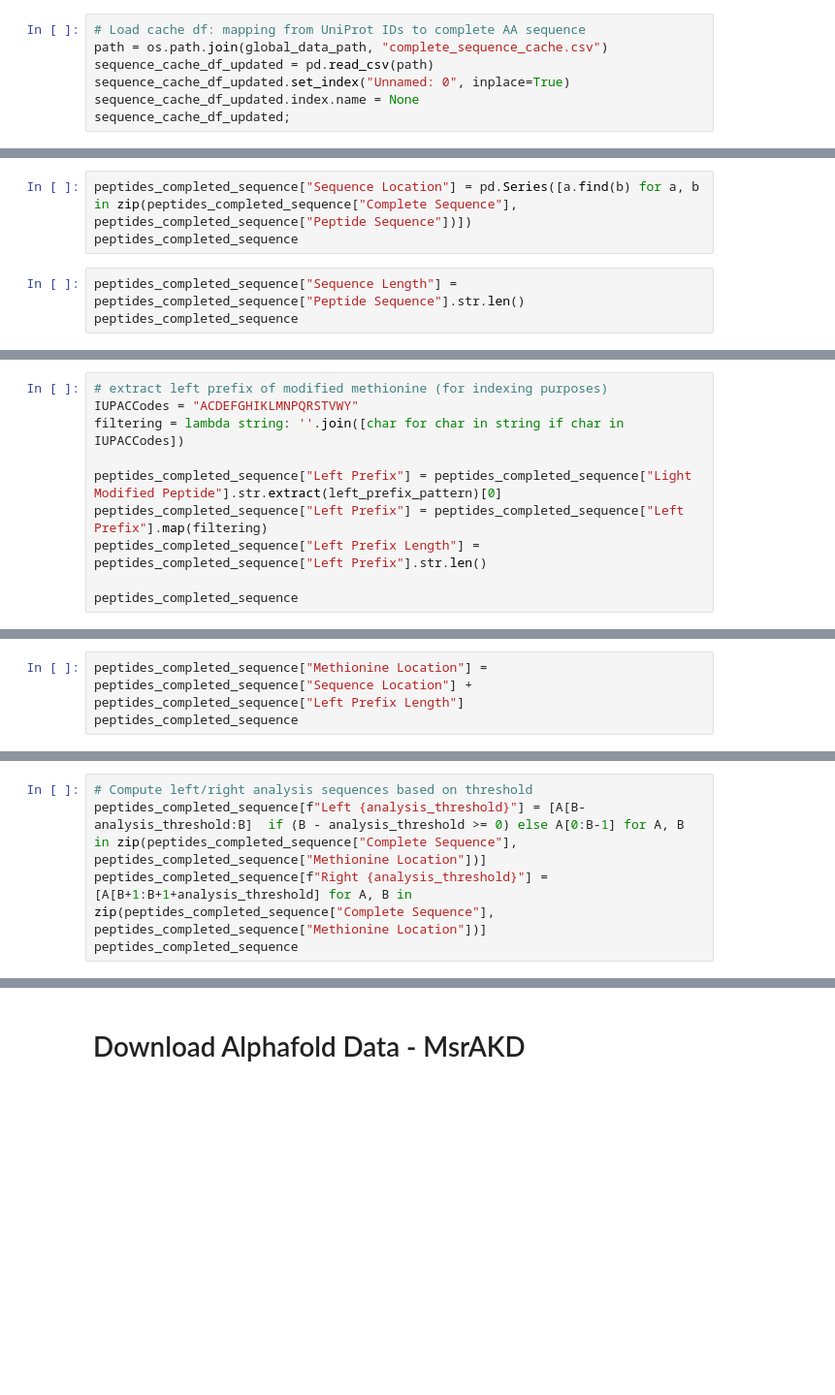
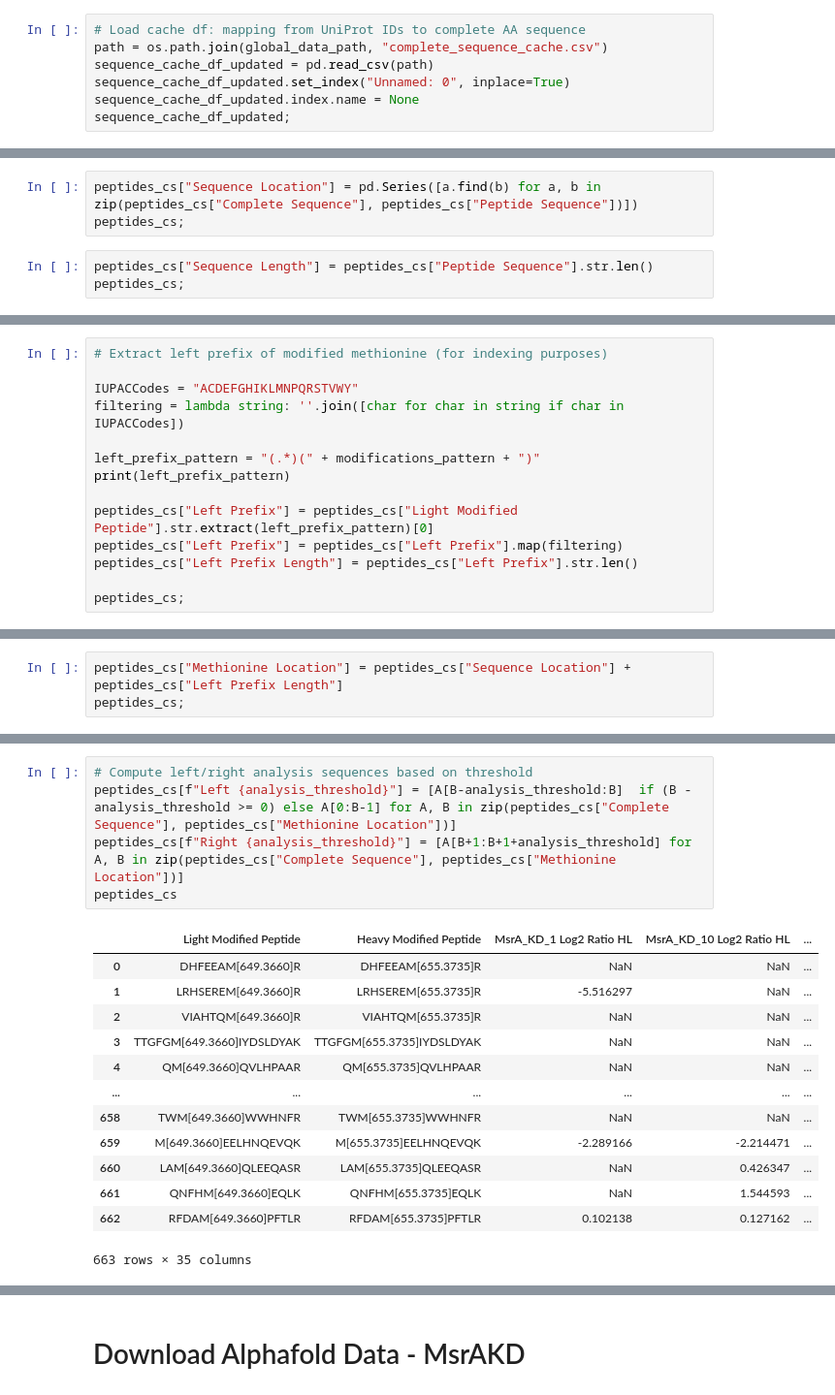
Before and after one commit to ritster/MetML, a Jupyter notebook: MsrKD/datagen-MsrKD.ipynb, the cells around one changed output, grey strips where cells are left out. Shown at 97% size. Drawn from its saved outputs; the diff is of its cells as text; blank space fills up the shorter version.

```diff
--- a/MsrKD/datagen-MsrKD.ipynb
+++ b/MsrKD/datagen-MsrKD.ipynb
@@ -139,7 +187,7 @@ peptides_completed_sequence
 # %%
-peptides_completed_sequence["Sequence Location"] = pd.Series([a.find(b) for a, b in zip(peptides_completed_sequence["Complete Sequence"], peptides_completed_sequence["Peptide Sequence"])])
-peptides_completed_sequence
+peptides_cs["Sequence Location"] = pd.Series([a.find(b) for a, b in zip(peptides_cs["Complete Sequence"], peptides_cs["Peptide Sequence"])])
+peptides_cs;
 # %%
-peptides_completed_sequence["Sequence Length"] = peptides_completed_sequence["Peptide Sequence"].str.len()
-peptides_completed_sequence
+peptides_cs["Sequence Length"] = peptides_cs["Peptide Sequence"].str.len()
+peptides_cs;
 # %%
@@ -153,10 +201,14 @@ print(left_prefix_pattern)
 # %%
-# extract left prefix of modified methionine (for indexing purposes)
+# Extract left prefix of modified methionine (for indexing purposes)
+
 IUPACCodes = "ACDEFGHIKLMNPQRSTVWY"
 filtering = lambda string: ''.join([char for char in string if char in IUPACCodes])
 
-peptides_completed_sequence["Left Prefix"] = peptides_completed_sequence["Light Modified Peptide"].str.extract(left_prefix_pattern)[0]
-peptides_completed_sequence["Left Prefix"] = peptides_completed_sequence["Left Prefix"].map(filtering)
-peptides_completed_sequence["Left Prefix Length"] = peptides_completed_sequence["Left Prefix"].str.len()
+left_prefix_pattern = "(.*)(" + modifications_pattern + ")"
+print(left_prefix_pattern)
 
-peptides_completed_sequence
+peptides_cs["Left Prefix"] = peptides_cs["Light Modified Peptide"].str.extract(left_prefix_pattern)[0]
+peptides_cs["Left Prefix"] = peptides_cs["Left Prefix"].map(filtering)
+peptides_cs["Left Prefix Length"] = peptides_cs["Left Prefix"].str.len()
+
+peptides_cs;
@@ -163,3 +217,3 @@ peptides_completed_sequence
 # %%
-peptides_completed_sequence["Methionine Location"] = peptides_completed_sequence["Sequence Location"] + peptides_completed_sequence["Left Prefix Length"]
-peptides_completed_sequence
+peptides_cs["Methionine Location"] = peptides_cs["Sequence Location"] + peptides_cs["Left Prefix Length"]
+peptides_cs;
@@ -166,5 +226,19 @@ peptides_completed_sequence
 # %%
 # Compute left/right analysis sequences based on threshold
-peptides_completed_sequence[f"Left {analysis_threshold}"] = [A[B-analysis_threshold:B]  if (B - analysis_threshold >= 0) else A[0:B-1] for A, B in zip(peptides_completed_sequence["Complete Sequence"], peptides_completed_sequence["Methionine Location"])]
-peptides_completed_sequence[f"Right {analysis_threshold}"] = [A[B+1:B+1+analysis_threshold] for A, B in zip(peptides_completed_sequence["Complete Sequence"], peptides_completed_sequence["Methionine Location"])]
-peptides_completed_sequence
+peptides_cs[f"Left {analysis_threshold}"] = [A[B-analysis_threshold:B]  if (B - analysis_threshold >= 0) else A[0:B-1] for A, B in zip(peptides_cs["Complete Sequence"], peptides_cs["Methionine Location"])]
+peptides_cs[f"Right {analysis_threshold}"] = [A[B+1:B+1+analysis_threshold] for A, B in zip(peptides_cs["Complete Sequence"], peptides_cs["Methionine Location"])]
+peptides_cs
+# %% [output]
+|  | Light Modified Peptide | Heavy Modified Peptide | MsrA_KD_1 Log2 Ratio HL | MsrA_KD_10 Log2 Ratio HL | ... |
+| 0 | DHFEEAM[649.3660]R | DHFEEAM[655.3735]R | NaN | NaN | ... |
+| 1 | LRHSEREM[649.3660]R | LRHSEREM[655.3735]R | -5.516297 | NaN | ... |
+| 2 | VIAHTQM[649.3660]R | VIAHTQM[655.3735]R | NaN | NaN | ... |
+| 3 | TTGFGM[649.3660]IYDSLDYAK | TTGFGM[655.3735]IYDSLDYAK | NaN | NaN | ... |
+| 4 | QM[649.3660]QVLHPAAR | QM[655.3735]QVLHPAAR | NaN | NaN | ... |
+| ... | ... | ... | ... | ... | ... |
+| 658 | TWM[649.3660]WWHNFR | TWM[655.3735]WWHNFR | NaN | NaN | ... |
+| 659 | M[649.3660]EELHNQEVQK | M[655.3735]EELHNQEVQK | -2.289166 | -2.214471 | ... |
+| 660 | LAM[649.3660]QLEEQASR | LAM[655.3735]QLEEQASR | NaN | 0.426347 | ... |
+| 661 | QNFHM[649.3660]EQLK | QNFHM[655.3735]EQLK | NaN | 1.544593 | ... |
+| 662 | RFDAM[649.3660]PFTLR | RFDAM[655.3735]PFTLR | 0.102138 | 0.127162 | ... |
+663 rows × 35 columns
```
Also changed, not shown: parts of 98 cells of this notebook, 1 other file.
